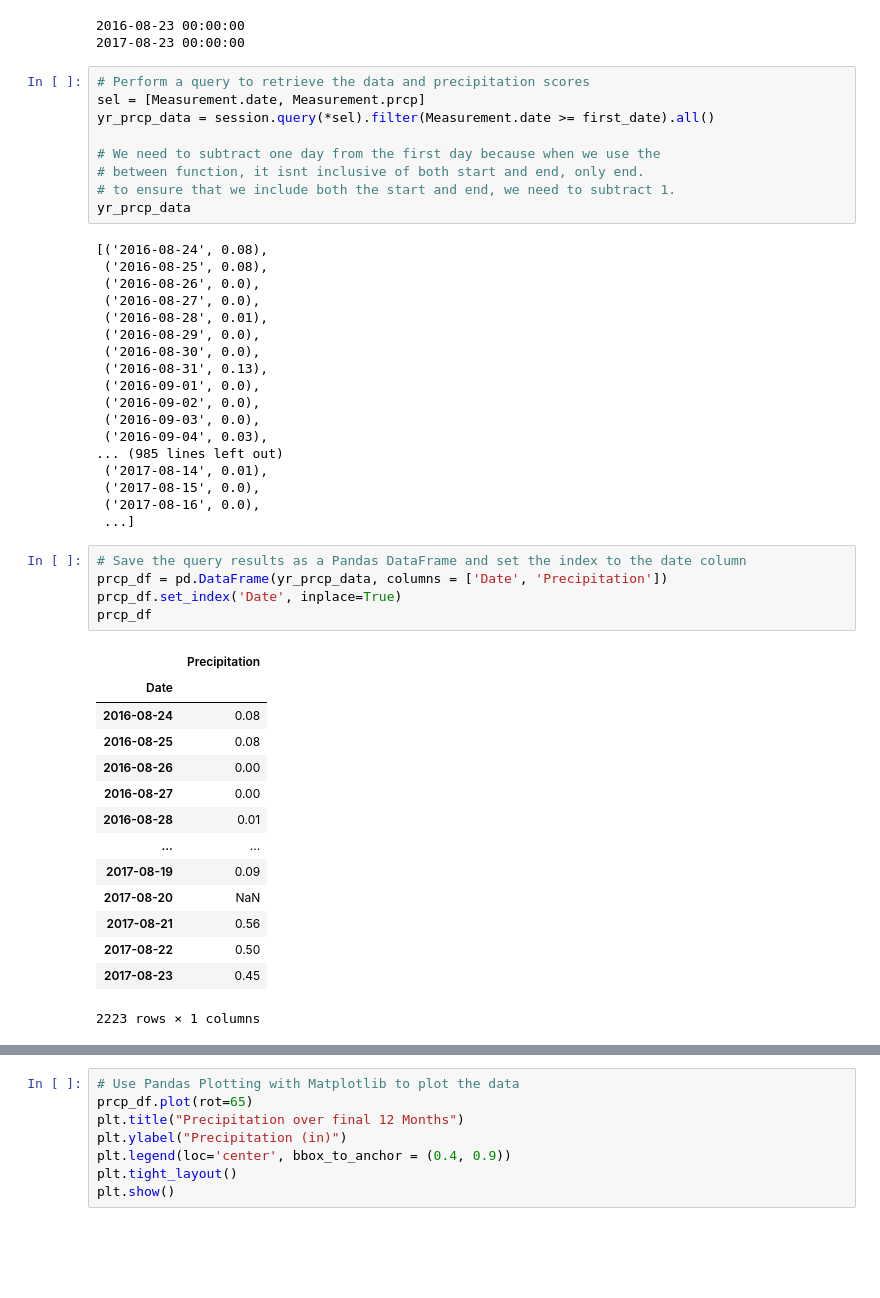
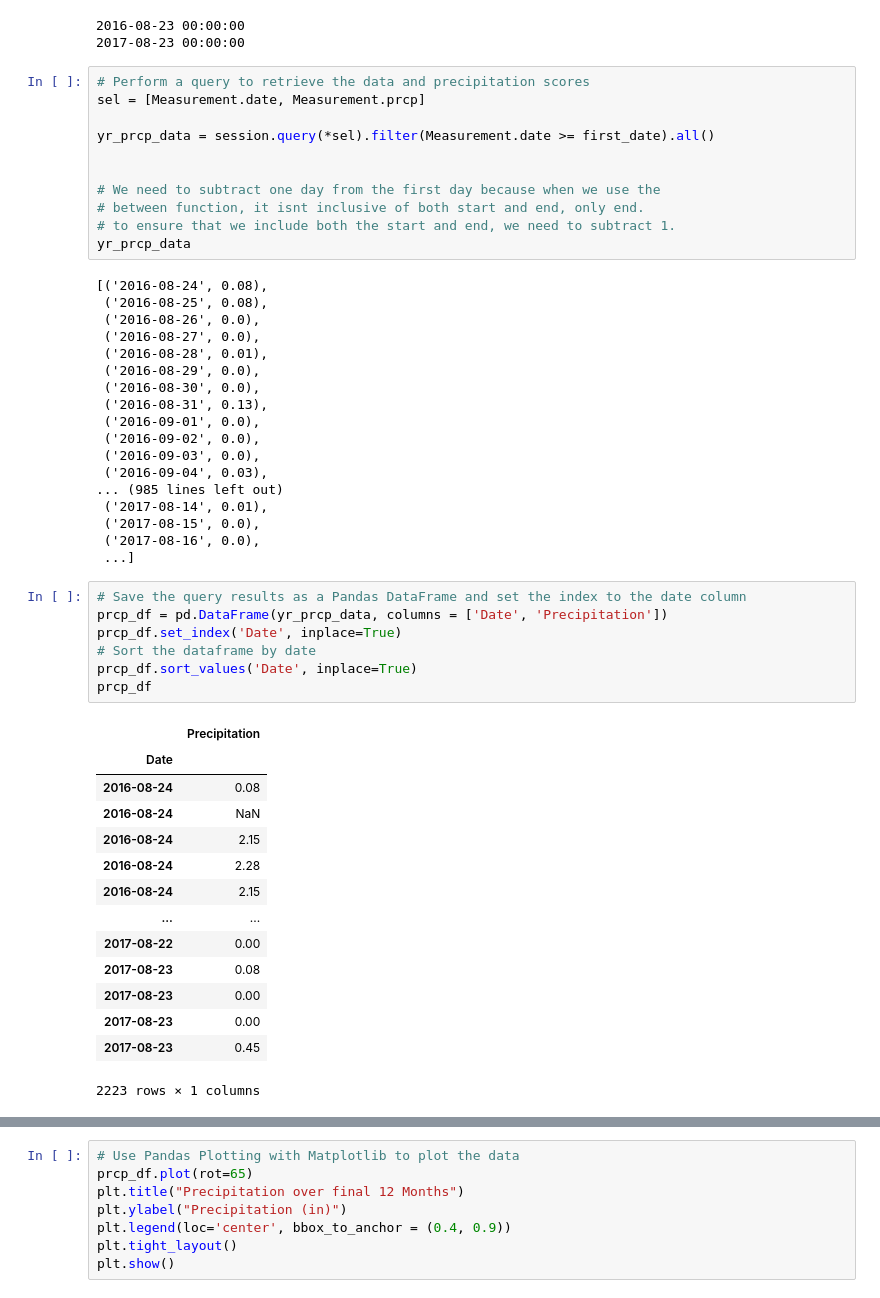
Before and after one commit to tward90/SQLAlchemy-Challenge, a Jupyter notebook: climate_starter.ipynb, the cells around one changed output, grey strips where cells are left out. Drawn from its saved outputs; the diff is of its cells as text; blank space fills up the shorter version.

```diff
--- a/climate_starter.ipynb
+++ b/climate_starter.ipynb
@@ -92,7 +91,9 @@ print(last_date)
 # %%
 # Perform a query to retrieve the data and precipitation scores
 sel = [Measurement.date, Measurement.prcp]
+
 yr_prcp_data = session.query(*sel).filter(Measurement.date >= first_date).all()
+
 
 # We need to subtract one day from the first day because when we use the
 # between function, it isnt inclusive of both start and end, only end.
@@ -119,21 +120,23 @@ yr_prcp_data
 # %%
 # Save the query results as a Pandas DataFrame and set the index to the date column
 prcp_df = pd.DataFrame(yr_prcp_data, columns = ['Date', 'Precipitation'])
 prcp_df.set_index('Date', inplace=True)
+# Sort the dataframe by date
+prcp_df.sort_values('Date', inplace=True)
 prcp_df
 # %% [output]
 |  | Precipitation |
 | Date |  |
 | 2016-08-24 | 0.08 |
-| 2016-08-25 | 0.08 |
-| 2016-08-26 | 0.00 |
-| 2016-08-27 | 0.00 |
-| 2016-08-28 | 0.01 |
+| 2016-08-24 | NaN |
+| 2016-08-24 | 2.15 |
+| 2016-08-24 | 2.28 |
+| 2016-08-24 | 2.15 |
 | ... | ... |
-| 2017-08-19 | 0.09 |
-| 2017-08-20 | NaN |
-| 2017-08-21 | 0.56 |
-| 2017-08-22 | 0.50 |
+| 2017-08-22 | 0.00 |
+| 2017-08-23 | 0.08 |
+| 2017-08-23 | 0.00 |
+| 2017-08-23 | 0.00 |
 | 2017-08-23 | 0.45 |
 2223 rows × 1 columns
 # %%
```
Also changed, not shown: parts of 4 cells of this notebook, 1 other file.
